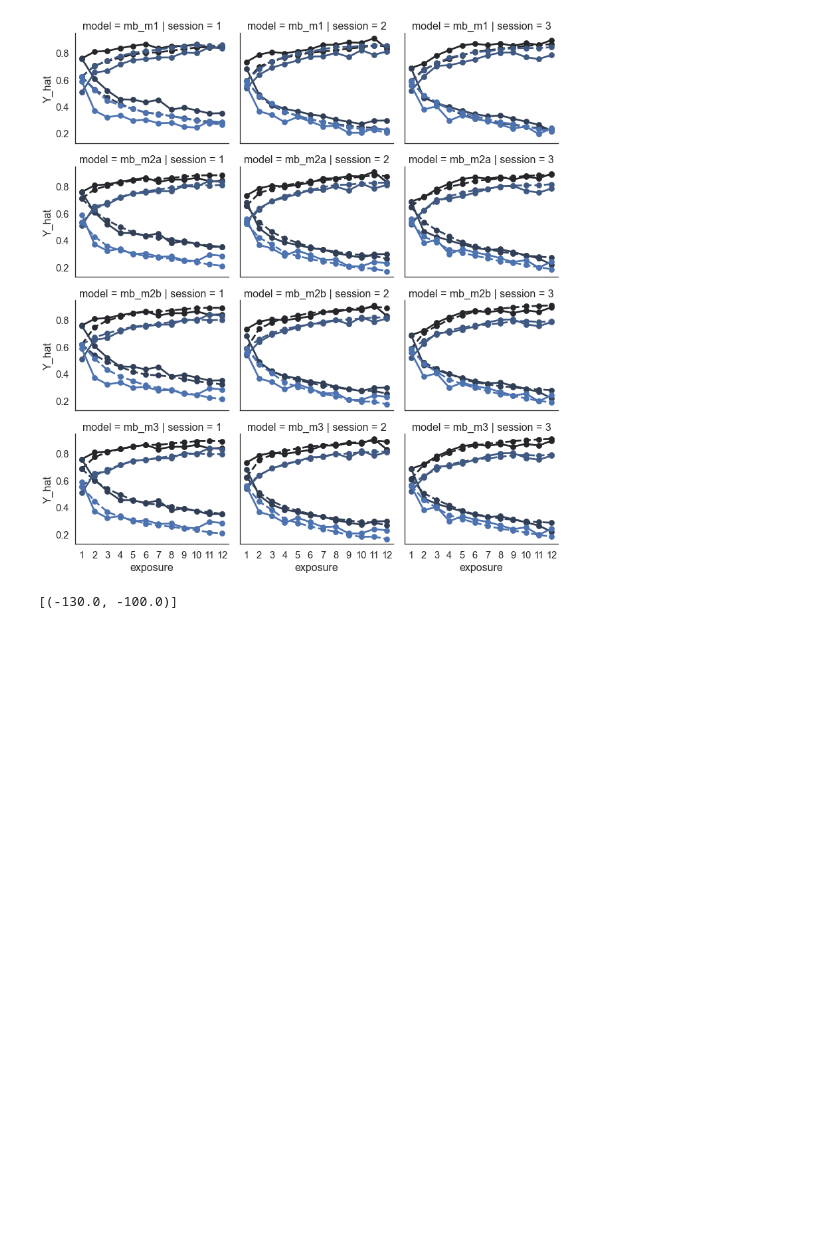
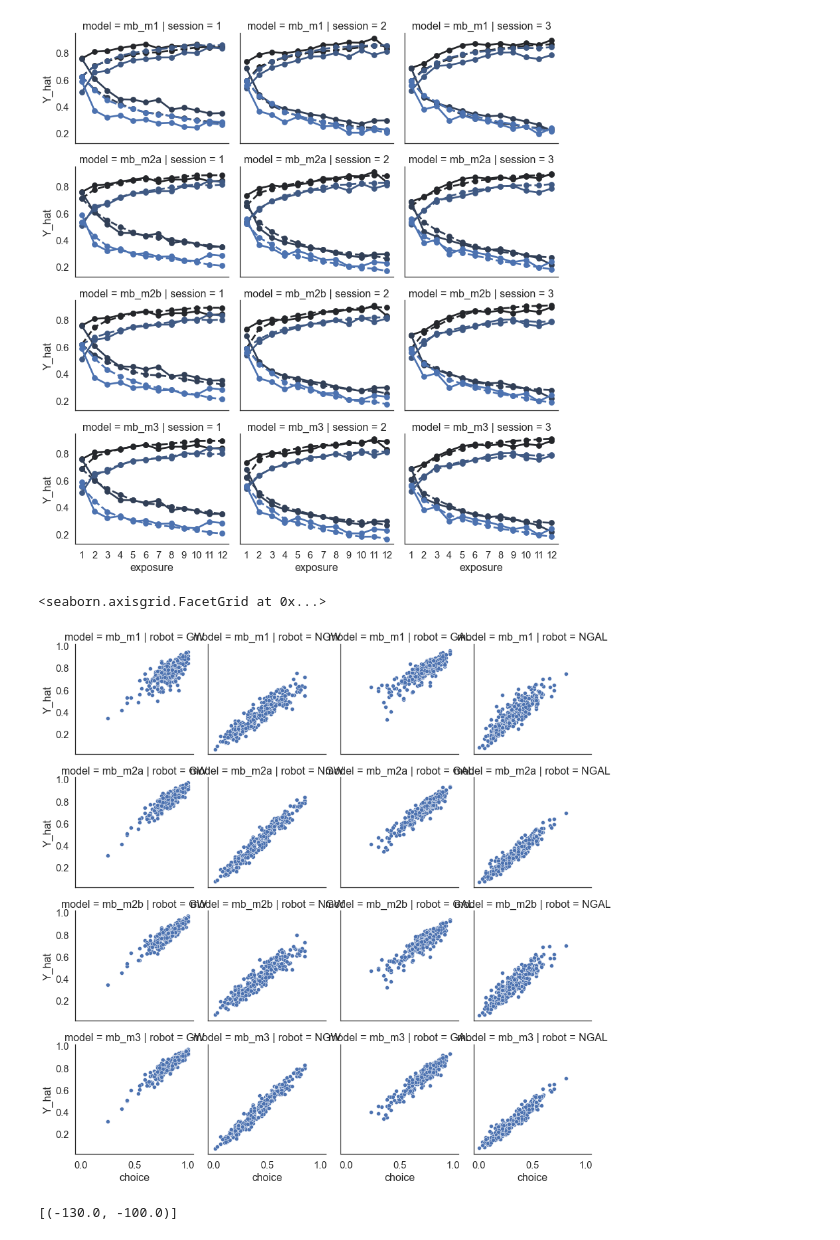
Before and after one commit to nivlab/RobotFactory, a Jupyter notebook: study02/04_Posterior.ipynb, the cells around one changed output. Cells and saved outputs as stored; diff of their text form; code cells hidden in the pictures; blank space fills up the shorter version.

Commit message:
updated study02 model fits

```diff
--- a/study02/04_Posterior.ipynb
+++ b/study02/04_Posterior.ipynb
@@ -30,6 +30,15 @@ g.map(sns.pointplot, 'exposure', 'Y_hat', 'robot', order=order, hue_order=hue_or
 # %% [output]
 <seaborn.axisgrid.FacetGrid at 0x...>
 [figure]
+# %%
+agg = {'choice':'mean', 'Y_hat':'mean'}
+gb = data.groupby(['model','session','subject','robot']).agg(agg).reset_index()
+# %%
+g = sns.FacetGrid(gb, row='model', row_order=stan_models, col='robot', col_order=['GW','NGW','GAL','NGAL'], )
+g.map(sns.scatterplot, 'choice', 'Y_hat')
+# %% [output]
+<seaborn.axisgrid.FacetGrid at 0x...>
+[figure, added]
 # %%
 gb = data.groupby(['model','session','subject']).waic.sum().reset_index()
 
```
Also changed, not shown: parts of 11 cells of this notebook, 24 other files.
